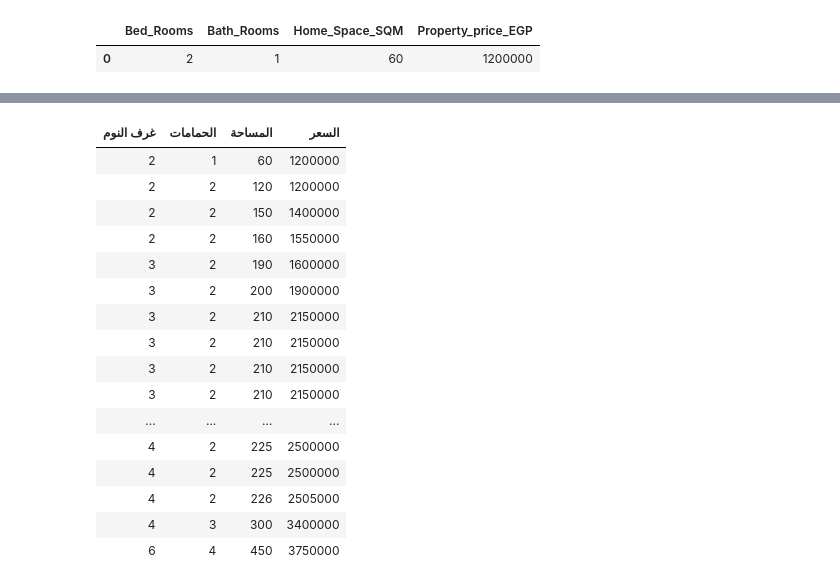
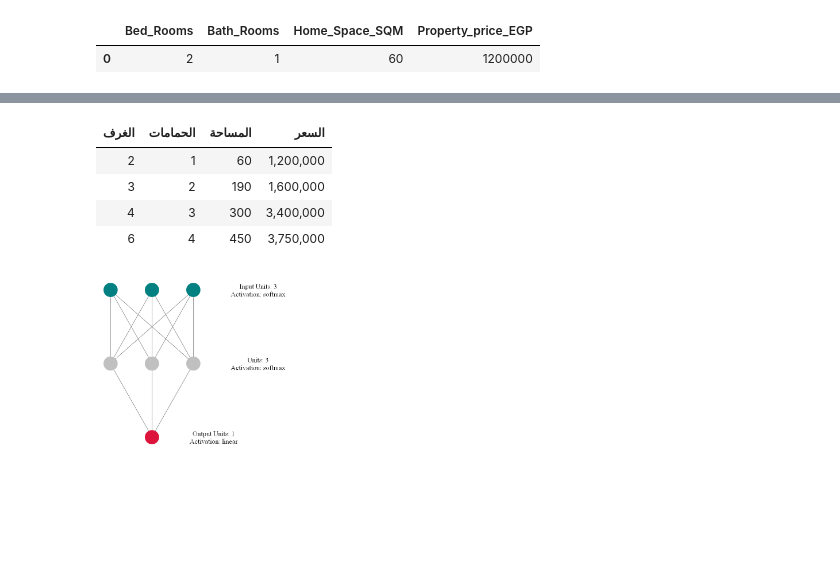
Before and after one commit to Omar-Al-Sharif/AI-talks-neural-network-visualizer, a Jupyter notebook: AI talks EP3.ipynb, the cells around one changed output, grey strips where cells are left out. Saved outputs shown, nothing was run; the diff lists cells and outputs as text; code cells hidden in the pictures; blank space fills up the shorter version.

Commit message:
Keras visualization with labels

```diff
--- a/AI talks EP3.ipynb
+++ b/AI talks EP3.ipynb
@@ -85,7 +85,7 @@ filtered_nasr_city
 | 0 | 2 | 1 | 60 | 1200000 |
 # %%
 for i in range(1, len(nasr_city)):
-    if (nasr_city.iloc[i] >= filtered_nasr_city.iloc[-1]).all():
+    if (nasr_city.iloc[i] > filtered_nasr_city.iloc[-1]).all():
         filtered_nasr_city = pd.concat([filtered_nasr_city, nasr_city.iloc[[i]]], ignore_index=True)
 
 filtered_nasr_city
@@ -110,23 +98,40 @@ filtered_nasr_city
-# %%
-new_columns = ['غرف النوم', 'الحمامات', 'المساحة', 'السعر']
-filtered_nasr_city.columns = new_columns
+# %%
+nasr_city = filtered_nasr_city.copy(deep=True)
+new_columns = ['الغرف', 'الحمامات', 'المساحة', 'السعر']
+nasr_city.columns = new_columns
+nasr_city['السعر'] = nasr_city['السعر'].apply(lambda x: f"{x:,}")
+# filtered_nasr_city.drop([0], inplace=True)
 # %%
-filtered_nasr_city.style.hide(axis="index")
+nasr_city.style.hide(axis="index")
 # %% [output]
-| غرف النوم | الحمامات | المساحة | السعر |
-| 2 | 1 | 60 | 1200000 |
-| 2 | 2 | 120 | 1200000 |
-| 2 | 2 | 150 | 1400000 |
-| 2 | 2 | 160 | 1550000 |
-| 3 | 2 | 190 | 1600000 |
-| 3 | 2 | 200 | 1900000 |
-| 3 | 2 | 210 | 2150000 |
-| 3 | 2 | 210 | 2150000 |
-| 3 | 2 | 210 | 2150000 |
-| 3 | 2 | 210 | 2150000 |
-| ... | ... | ... | ... |
-| 4 | 2 | 225 | 2500000 |
-| 4 | 2 | 225 | 2500000 |
-| 4 | 2 | 226 | 2505000 |
-| 4 | 3 | 300 | 3400000 |
-| 6 | 4 | 450 | 3750000 |
+| الغرف | الحمامات | المساحة | السعر |
+| 2 | 1 | 60 | 1,200,000 |
+| 3 | 2 | 190 | 1,600,000 |
+| 4 | 3 | 300 | 3,400,000 |
+| 6 | 4 | 450 | 3,750,000 |
+# %%
+from keras import models, layers
+from keras_visualizer import visualizer
+import IPython
+
+model = models.Sequential([
+    layers.Input((3,)),
+    layers.Dense(3, activation='softmax'),
+    layers.Dense(1)
+
+])
+
+my_settings = {
+    'MAX_NEURONS': None,
+    'INPUT_DENSE_COLOR': 'teal',
+    'HIDDEN_DENSE_COLOR': 'gray',
+    'OUTPUT_DENSE_COLOR': 'crimson'
+}
+
+
+# model.summary()
+visualizer(model, file_name='neural_network', file_format='dot', settings=my_settings)
+
+# IPython.display.Image(filename='neural_network.png', width=200, height=200)
+# %% [output]
+[figure, added]
```
Also changed, not shown: parts of 2 cells of this notebook, 3 other files.
